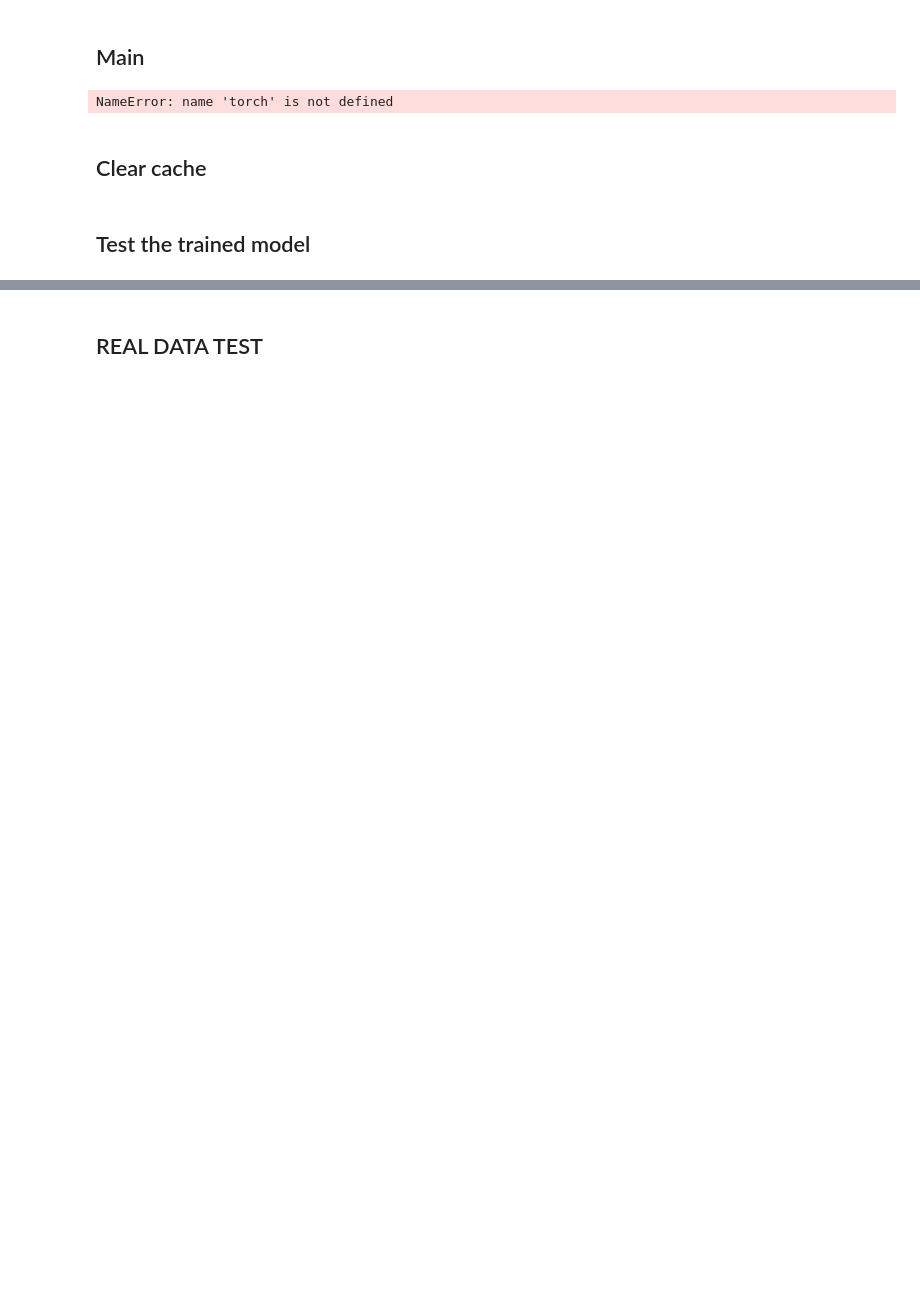
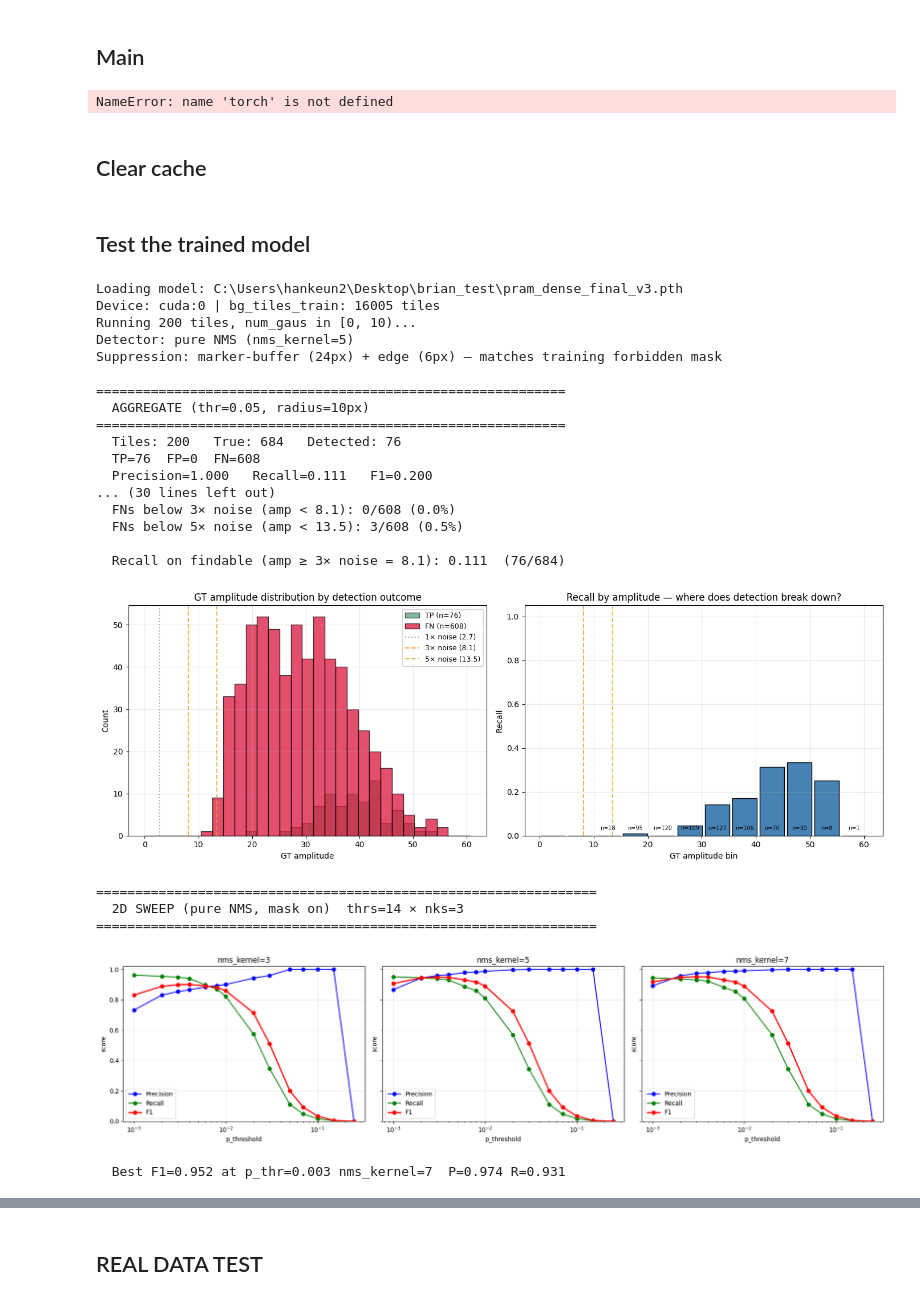
Before and after one commit to superstem000/LOCA_PRAM, a Jupyter notebook: LOCA_PRAM_main_downsampled.ipynb, the cells around one changed output, grey strips where cells are left out. Drawn from its saved outputs; the diff is of its cells as text; code cells hidden in the pictures; blank space fills up the shorter version.

```diff
--- a/LOCA_PRAM_main_downsampled.ipynb
+++ b/LOCA_PRAM_main_downsampled.ipynb
@@ -1480,7 +1480,7 @@ if __name__ == '__main__':
             img_size=window_size, # Use your actual window_size
             bg_tiles=bg_tiles,     # Use your actual bg_tiles
             num_gaus_low=0,
-            num_gaus_high=50,
+            num_gaus_high=75,
             labels_channel=3
         )
         end_gen_time = time.time()
@@ -1524,7 +1524,7 @@ if __name__ == '__main__':
 
     batch_size = 16
     seed       = 2
-    max_epoch  = 4500  # warmup(0-50) -> flat(50-3000) -> cosine tail(3000-4500)
+    max_epoch  = 5000  # warmup(0-50) -> flat(50-3000) -> cosine tail(3000-4500)
 
     in_channel = 1
     #milestones = [1500, 2000, 2250]
@@ -1565,8 +1565,8 @@ if __name__ == '__main__':
         #   1500-3500: cosine 1.0 -> 0.1                  (3e-5 -> 3e-6)      <- tanh decay 3->1
         #   3500-4500: flat at 0.1                        (3e-6)              <- refinement at tanh=1
         WARMUP_END    = 50
-        FLAT_END      = 1500
-        COSINE_END    = 4500
+        FLAT_END      = 2000
+        COSINE_END    = 5000
         TAIL_MIN_FRAC = 0.05   # 3e-6 floor — meaningful LR for tanh=1 refinement
 
         if epoch < WARMUP_END:
@@ -2223,31 +2223,55 @@ def run_validation_test(model, device, bg_tiles, num_test_tiles=200,
         plt.tight_layout(); plt.show()
 
     return per_tile
 
 
 # ============ RUN ============
 if __name__ == '__main__':
     model = GaussianMixtureModel(num_channels=1)
-    model_path = os.path.join(os.getcwd(), 'pram_dense_final_v2.pth')
+    model_path = os.path.join(os.getcwd(), 'pram_dense_final_v3.pth')
     device = torch.device("cuda:0" if torch.cuda.is_available() else "cpu")
     print(f"Loading model: {model_path}")
     model.load_state_dict(torch.load(model_path, map_location=device))
     model.to(device)
     # tanh_scale is a Python attr (not in state_dict). Pin to match final training value.
     (model._orig_mod if hasattr(model, '_orig_mod') else model).tanh_scale = 1.0
     print(f"Device: {device} | bg_tiles_train: {len(bg_tiles_train)} tiles")
 
     results = run_validation_test(
         model=model, device=device,
         bg_tiles=bg_tiles_train,
         num_test_tiles=200,
         p_threshold=0.05,
         match_radius=10,
         num_gaus_low=0, num_gaus_high=10,
         noise_floor=2.7,
         min_area=1,
         show_examples=5,
         threshold_sweep=True,
         amplitude_analysis=True,
         runtime_benchmark=True,
     )
+# %% [output]
+Loading model: C:\Users\hankeun2\Desktop\brian_test\pram_dense_final_v3.pth
+Device: cuda:0 | bg_tiles_train: 16005 tiles
+Running 200 tiles, num_gaus in [0, 10)...
+Detector: pure NMS (nms_kernel=5)
+Suppression: marker-buffer (24px) + edge (6px) — matches training forbidden mask
+
+============================================================
+  AGGREGATE (thr=0.05, radius=10px)
+============================================================
+  Tiles: 200   True: 684   Detected: 76
+  TP=76  FP=0  FN=608
+  Precision=1.000   Recall=0.111   F1=0.200
+... (30 lines left out)
+  FNs below 3× noise (amp < 8.1): 0/608 (0.0%)
+  FNs below 5× noise (amp < 13.5): 3/608 (0.5%)
+
+  Recall on findable (amp ≥ 3× noise = 8.1): 0.111  (76/684)
+[figure, added]
+================================================================
+  2D SWEEP (pure NMS, mask on)  thrs=14 × nks=3
+================================================================
+[figure, added]
+  Best F1=0.952 at p_thr=0.003 nms_kernel=7  P=0.974 R=0.931
```
Also changed, not shown: parts of 10 cells of this notebook, 7 other files.
